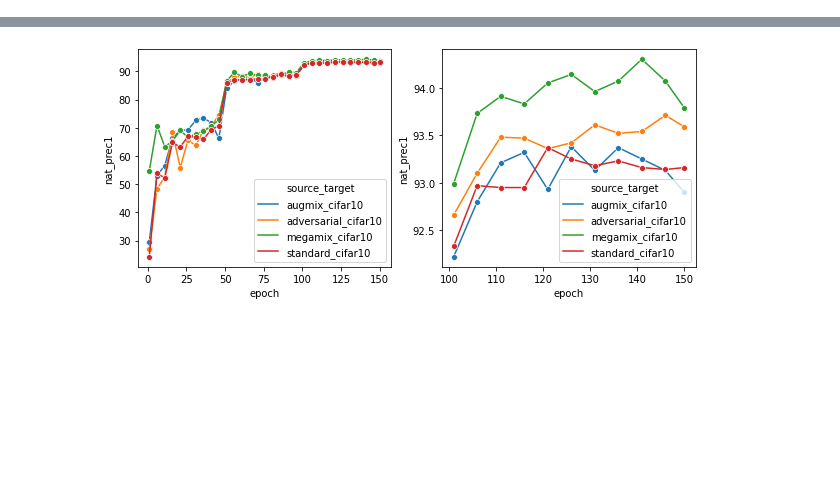
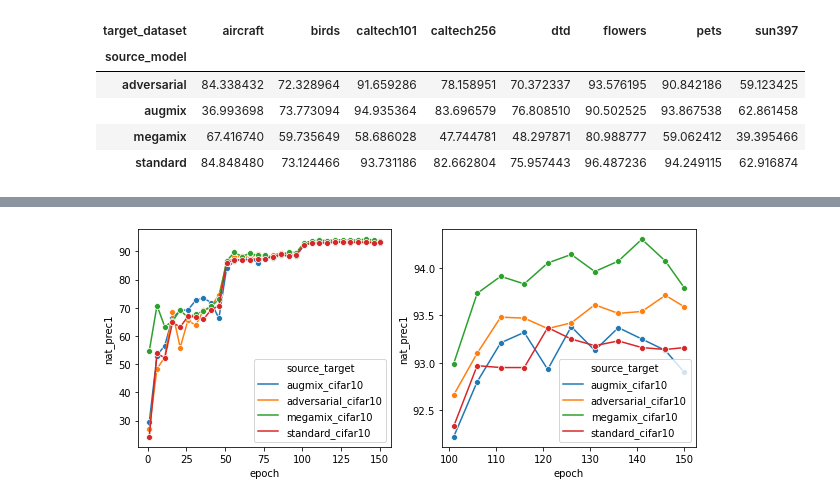
Before and after one commit to erichson/NoisyMix, a Jupyter notebook: transfer_learning/results.ipynb, the cells around one changed output, grey strips where cells are left out. Cells and saved outputs as stored; diff of their text form; code cells hidden in the pictures; blank space fills up the shorter version.

```diff
--- a/transfer_learning/results.ipynb
+++ b/transfer_learning/results.ipynb
@@ -25,0 +41,9 @@ df.reset_index(inplace=True)
+# %%
+pd.pivot_table(logs_df, columns='target_dataset', index='source_model', values='nat_prec1', aggfunc='max')
+# %% [output]
+| target_dataset | aircraft | birds | caltech101 | caltech256 | dtd | flowers | pets | sun397 |
+| source_model |  |  |  |  |  |  |  |  |
+| adversarial | 84.338432 | 72.328964 | 91.659286 | 78.158951 | 70.372337 | 93.576195 | 90.842186 | 59.123425 |
+| augmix | 36.993698 | 73.773094 | 94.935364 | 83.696579 | 76.808510 | 90.502525 | 93.867538 | 62.861458 |
+| megamix | 67.416740 | 59.735649 | 58.686028 | 47.744781 | 48.297871 | 80.988777 | 59.062412 | 39.395466 |
+| standard | 84.848480 | 73.124466 | 93.731186 | 82.662804 | 75.957443 | 96.487236 | 94.249115 | 62.916874 |
```
Also changed, not shown: parts of 9 cells of this notebook, 2 other files.
